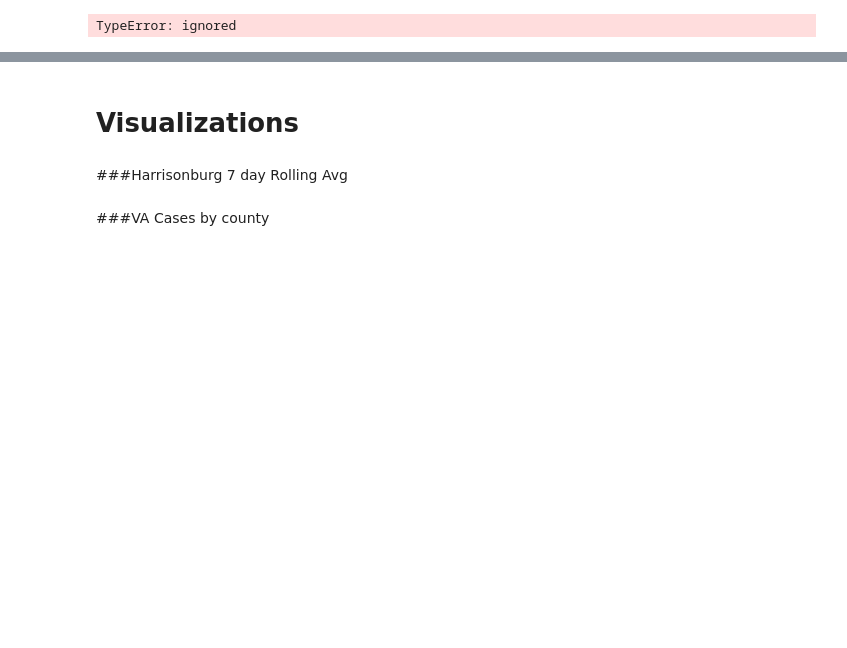
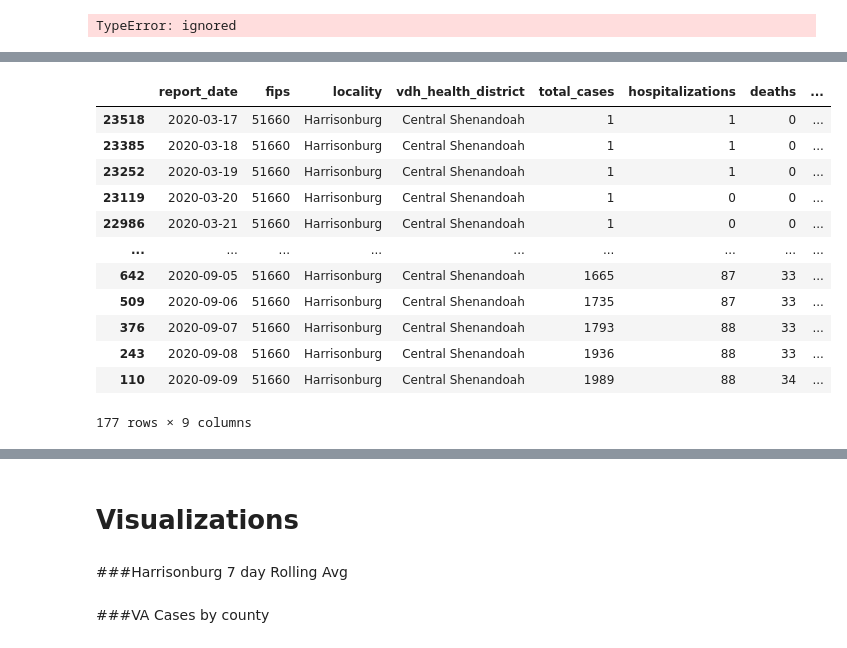
Before and after one commit to JoshuaHaga/covid_tracking_project, a Jupyter notebook: Harrisonburg.ipynb, the cells around one changed output, grey strips where cells are left out. Saved outputs shown, nothing was run; the diff lists cells and outputs as text; code cells hidden in the pictures; blank space fills up the shorter version.

```diff
--- a/Harrisonburg.ipynb
+++ b/Harrisonburg.ipynb
@@ -165,2 +178,18 @@ harrison = rolling_seven_avg(va_locality_cases,'Harrisonburg','total_cases',7)
+# %%
+harrison
+# %% [output]
+|  | report_date | fips | locality | vdh_health_district | total_cases | hospitalizations | deaths | ... |
+| 23518 | 2020-03-17 | 51660 | Harrisonburg | Central Shenandoah | 1 | 1 | 0 | ... |
+| 23385 | 2020-03-18 | 51660 | Harrisonburg | Central Shenandoah | 1 | 1 | 0 | ... |
+| 23252 | 2020-03-19 | 51660 | Harrisonburg | Central Shenandoah | 1 | 1 | 0 | ... |
+| 23119 | 2020-03-20 | 51660 | Harrisonburg | Central Shenandoah | 1 | 0 | 0 | ... |
+| 22986 | 2020-03-21 | 51660 | Harrisonburg | Central Shenandoah | 1 | 0 | 0 | ... |
+| ... | ... | ... | ... | ... | ... | ... | ... | ... |
+| 642 | 2020-09-05 | 51660 | Harrisonburg | Central Shenandoah | 1665 | 87 | 33 | ... |
+| 509 | 2020-09-06 | 51660 | Harrisonburg | Central Shenandoah | 1735 | 87 | 33 | ... |
+| 376 | 2020-09-07 | 51660 | Harrisonburg | Central Shenandoah | 1793 | 88 | 33 | ... |
+| 243 | 2020-09-08 | 51660 | Harrisonburg | Central Shenandoah | 1936 | 88 | 33 | ... |
+| 110 | 2020-09-09 | 51660 | Harrisonburg | Central Shenandoah | 1989 | 88 | 34 | ... |
+177 rows × 9 columns
 # %%
 harrison['rolling_avg'].plot(kind='bar',)
```
Also changed, not shown: parts of 13 cells of this notebook.
